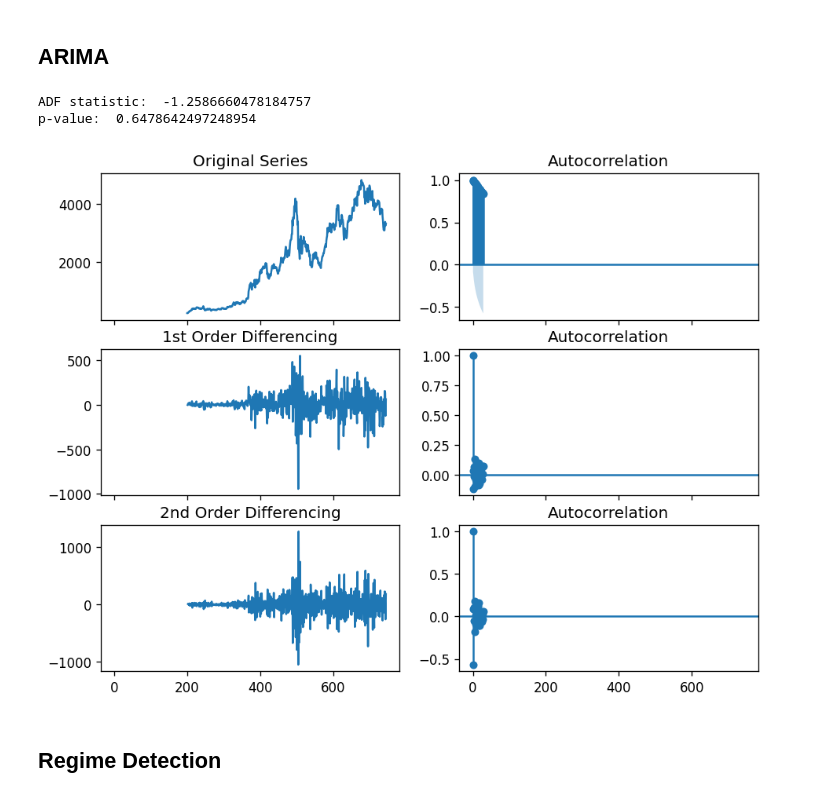
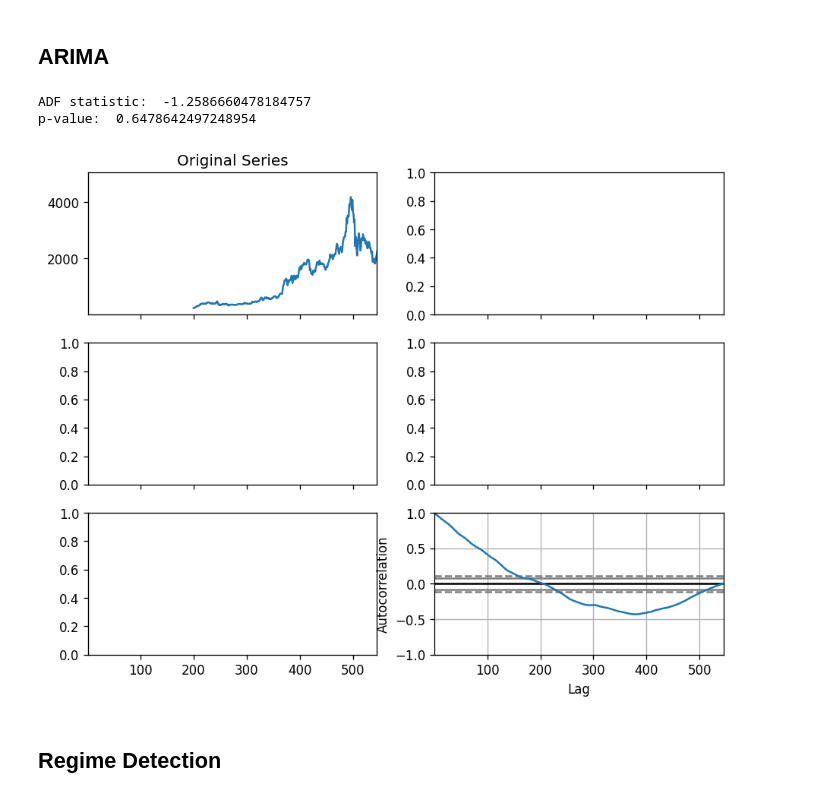
Before and after one commit to dsaha04/Trading-Algo, a Jupyter notebook: tradingalgo.ipynb, the cells around one changed output. Drawn from its saved outputs; the diff is of its cells as text; code cells hidden in the pictures.

```diff
--- a/tradingalgo.ipynb
+++ b/tradingalgo.ipynb
@@ -134,32 +134,34 @@ Percent error:  0.8097478305924849 %
 # %%
 # Finding order of differencing
 series = pd.DataFrame(df2[:,1], columns=['vals'])[200:]
 print("ADF statistic: " , adfuller(series)[0])
 print("p-value: " , adfuller(series)[1])
 
 # markdown this later: non-stationary, so must apply differencing
 
 plt.rcParams.update({'figure.figsize':(9,7), 'figure.dpi':120})
 
 series
-# Original Series
+# # Original Series
 fig, axes = plt.subplots(3, 2, sharex=True)
 axes[0, 0].plot(series.vals); axes[0, 0].set_title('Original Series')
-plot_acf(series.vals, ax=axes[0, 1])
+# plot_acf(series.vals, ax=axes[0, 1])
 
-# 1st Differencing
-axes[1, 0].plot(series.vals.diff()); axes[1, 0].set_title('1st Order Differencing')
-plot_acf(series.vals.diff().dropna(), ax=axes[1, 1])
+# # 1st Differencing
+# axes[1, 0].plot(series.vals.diff()); axes[1, 0].set_title('1st Order Differencing')
+# plot_acf(series.vals.diff().dropna(), ax=axes[1, 1])
 
-# 2nd Differencing
-axes[2, 0].plot(series.vals.diff().diff()); axes[2, 0].set_title('2nd Order Differencing')
-plot_acf(series.vals.diff().diff().dropna(), ax=axes[2, 1])
+# # 2nd Differencing
+# axes[2, 0].plot(series.vals.diff().diff()); axes[2, 0].set_title('2nd Order Differencing')
+# plot_acf(series.vals.diff().diff().dropna(), ax=axes[2, 1])
+
+pd.plotting.autocorrelation_plot(series.vals,)
 
 plt.show()
 # %% [output]
 ADF statistic:  -1.2586660478184757
 p-value:  0.6478642497248954
-[figure, old version]
+[figure, new version]
 # %% [markdown]
 ## Regime Detection
 # %% [markdown]
```
